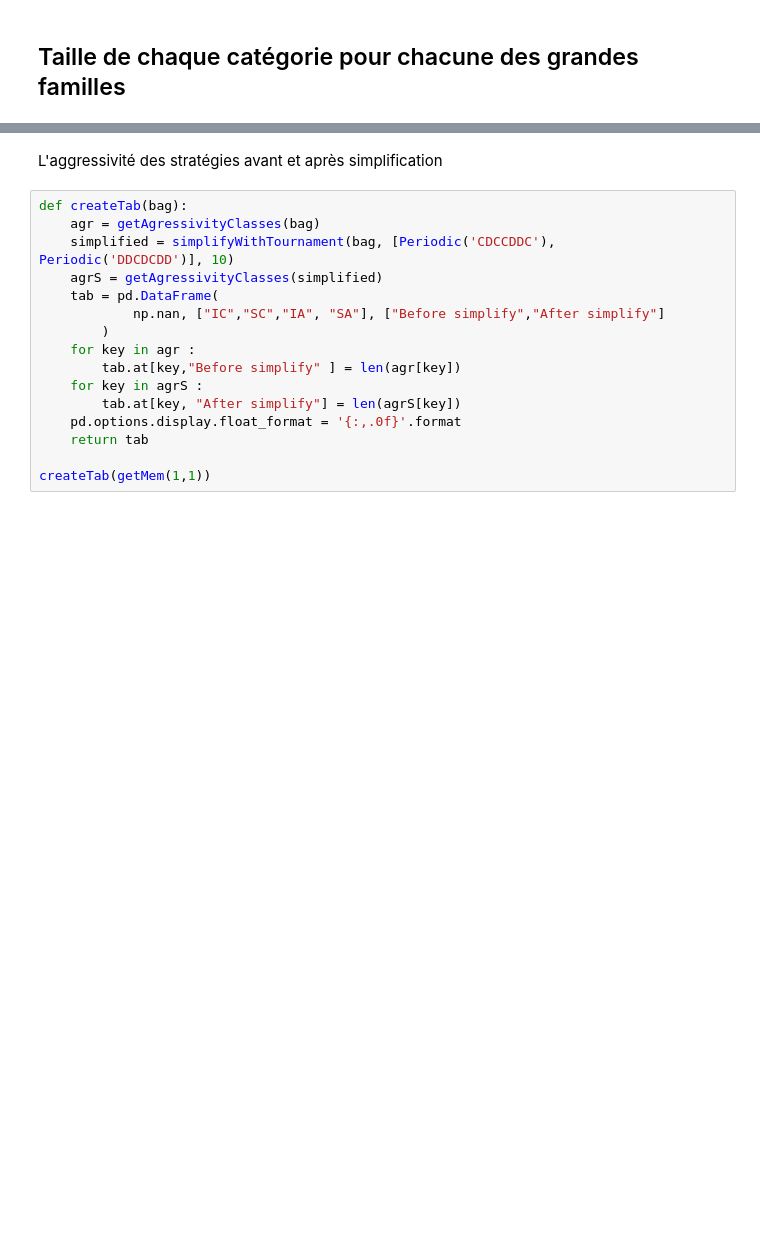
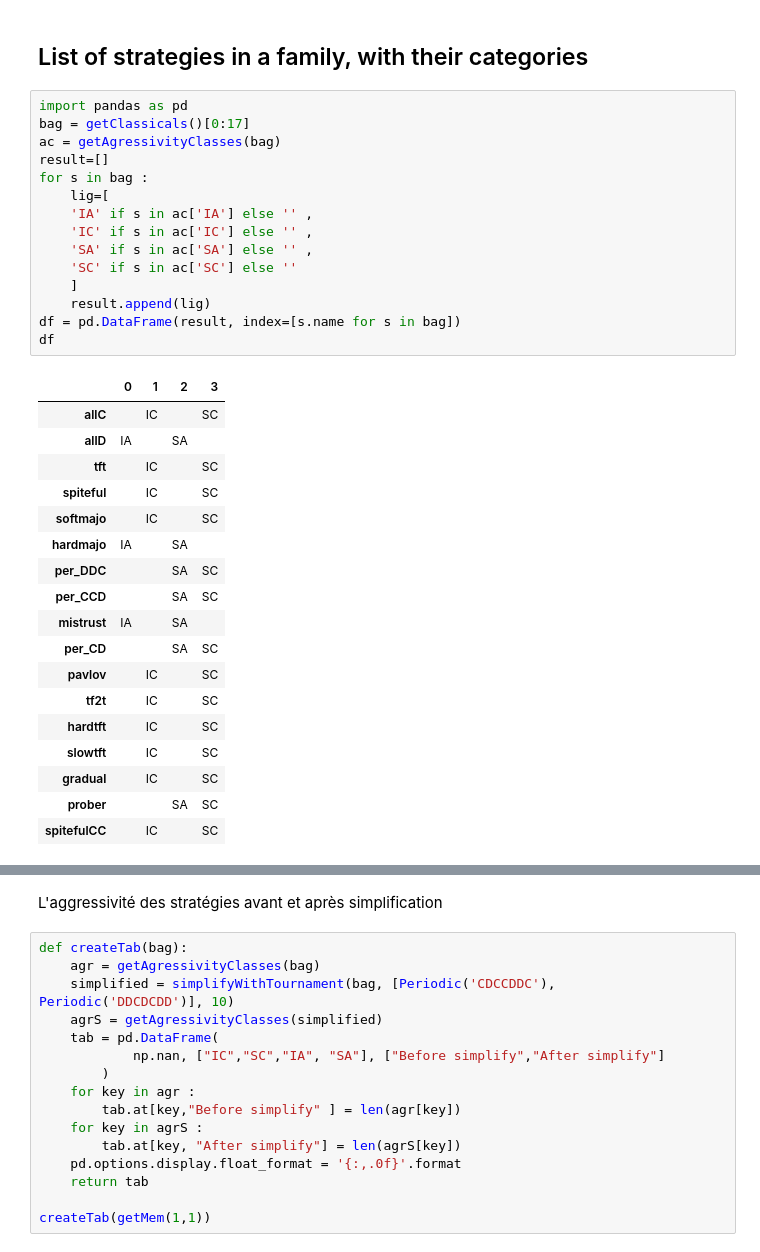
Before and after one commit to cristal-smac/ipd, a Jupyter notebook: FR/ipd_tools_classes_fr.ipynb, the cells around one changed output, grey strips where cells are left out. Drawn from its saved outputs; the diff is of its cells as text; blank space fills up the shorter version.

```diff
--- a/FR/ipd_tools_classes_fr.ipynb
+++ b/FR/ipd_tools_classes_fr.ipynb
@@ -35,2 +73,36 @@ for cle,valeur in ac.items():
-# %% [markdown]
-## Taille de chaque catégorie pour chacune des grandes familles
+# %% [markdown]
+## List of strategies in a family, with their categories
+# %%
+import pandas as pd
+bag = getClassicals()[0:17]
+ac = getAgressivityClasses(bag)
+result=[]
+for s in bag :
+    lig=[
+    'IA' if s in ac['IA'] else '' ,
+    'IC' if s in ac['IC'] else '' ,
+    'SA' if s in ac['SA'] else '' ,
+    'SC' if s in ac['SC'] else ''
+    ]
+    result.append(lig)
+df = pd.DataFrame(result, index=[s.name for s in bag])
+df
+# %% [output]
+|  | 0 | 1 | 2 | 3 |
+| allC |  | IC |  | SC |
+| allD | IA |  | SA |  |
+| tft |  | IC |  | SC |
+| spiteful |  | IC |  | SC |
+| softmajo |  | IC |  | SC |
+| hardmajo | IA |  | SA |  |
+| per_DDC |  |  | SA | SC |
+| per_CCD |  |  | SA | SC |
+| mistrust | IA |  | SA |  |
+| per_CD |  |  | SA | SC |
+| pavlov |  | IC |  | SC |
+| tf2t |  | IC |  | SC |
+| hardtft |  | IC |  | SC |
+| slowtft |  | IC |  | SC |
+| gradual |  | IC |  | SC |
+| prober |  |  | SA | SC |
+| spitefulCC |  | IC |  | SC |
```
Also changed, not shown: parts of 19 cells of this notebook.
